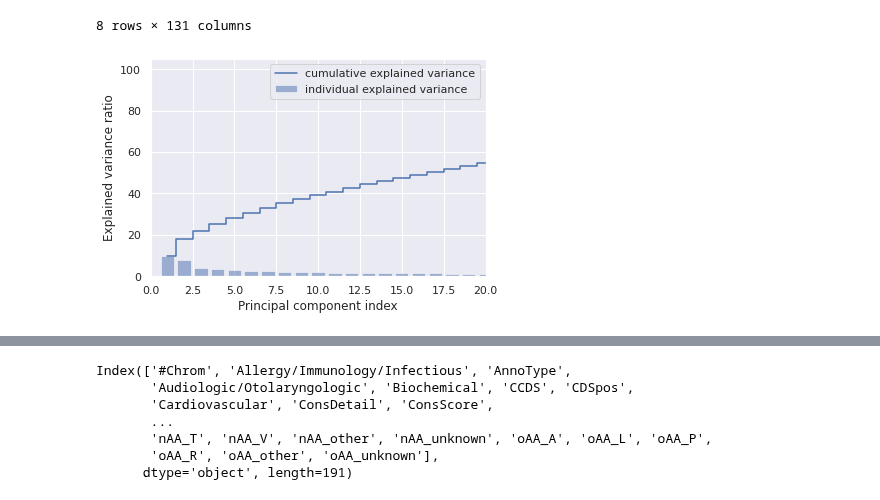
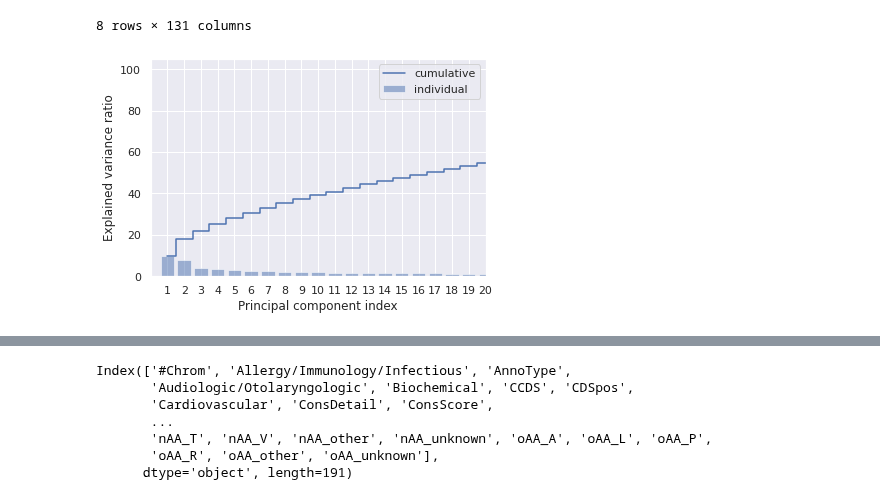
Before and after one commit to SietsmaRJ/dsls_master_thesis, a Jupyter notebook: side_scripts/potential_gene_features.ipynb, the cells around one changed output, grey strips where cells are left out. Saved outputs shown, nothing was run; the diff lists cells and outputs as text; code cells hidden in the pictures.

```diff
--- a/side_scripts/potential_gene_features.ipynb
+++ b/side_scripts/potential_gene_features.ipynb
@@ -184,7 +184,7 @@ cadd_vars = ['Ref', 'Alt', 'Type', 'Length','GC', 'CpG', 'motifECount', 'motifES
            'Rare100bp', 'Sngl100bp', 'Freq1000bp', 'Rare1000bp', 'Sngl1000bp', 'Freq10000bp', 'Rare10000bp',
            'Sngl10000bp', 'dbscSNV-ada_score', 'dbscSNV-rf_score']
 # %%
-data = pd.read_csv('/home/rjsietsma/PycharmProjects/model_training_scripts_capice/train.txt', sep='\t', header=0)
+data = pd.read_csv('./datafiles/train.txt.gz', sep='\t', header=0, low_memory=False)
 print(f'Data: \n{data.head()} \n')
 print(f'Shape: \n{data.shape}')
 # %% [output]
@@ -254,3 +234,7 @@ For feature oAA, saved 5 levels.
+# %%
+imputed_train = ImputePreprocess(verbose=False).impute(df=train)
+train_preprocessed = ImputePreprocess(verbose=False).preprocess(imputed_train, isTrain=True)
+# train_preprocessed = preprocess(impute(train), isTrain=True)
 # %%
 train_processed_columns = train_preprocessed.columns
 for x in train_columns_unprocessed:
@@ -380,24 +347,33 @@ corr_matrix = (train_data.T @ train_data) / (train_data.shape[0] - 1)
 # %%
 eigenvalues, eigenvectors = np.linalg.eig(corr_matrix)
 # order = eigenvalues.argsort()[::-1]
 # eigenvalues = eigenvalues[order]
 # eigenvectors = eigenvectors[:, order]
 
 # calculate cumulative sum of explained variances
 tot = sum(eigenvalues)
 var_exp = [(i / tot * 100) for i in sorted(eigenvalues, reverse=True)]
 cum_var_exp = np.cumsum(var_exp)
 
+
 # plot explained variances
 plt.bar(range(1,eigenvalues.size + 1), var_exp, alpha=0.5,
-        align='center', label='individual explained variance')
+        align='center', label='individual')
 plt.step(range(1,eigenvalues.size + 1), cum_var_exp, where='mid',
-         label='cumulative explained variance')
+         label='cumulative')
 plt.ylabel('Explained variance ratio')
 plt.xlabel('Principal component index')
+plt.xticks(np.arange(1, 21), np.arange(1, 21))
 plt.legend(loc='best')
 plt.xlim((0,20))
-plt.savefig(img_output_dir+'PCA.png')
 plt.show()
+
+pd.DataFrame(
+    {
+        'PC': range(1,eigenvalues.size + 1),
+        'Var_expl.': var_exp,
+        'Cum_var_expl.': cum_var_exp
+    }
+).to_csv('./not_saving_directory/pc_overview.csv', sep=',', index=False)
 # %% [output]
-[figure, old version]
+[figure, new version]
```
Also changed, not shown: parts of 9 cells of this notebook, 5 other files.
